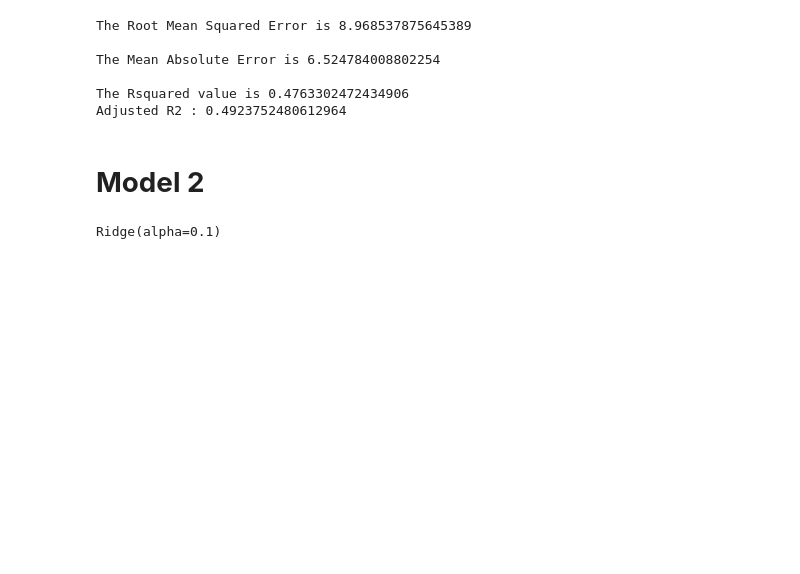
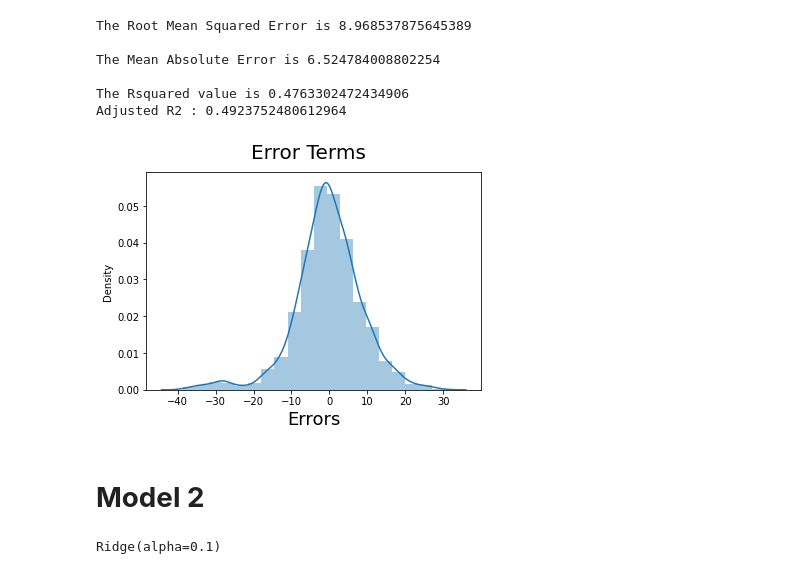
Before and after one commit to anasabbad/Bike-Sharing-Demand-Prediction--Capstone-Project, a Jupyter notebook: Bike_Sharing_Demand_Prediction_Capstone_Project.ipynb, the cells around one changed output. Saved outputs shown, nothing was run; the diff lists cells and outputs as text; code cells hidden in the pictures; blank space fills up the shorter version.

```diff
--- a/Bike_Sharing_Demand_Prediction_Capstone_Project.ipynb
+++ b/Bike_Sharing_Demand_Prediction_Capstone_Project.ipynb
@@ -528,7 +528,7 @@ data_pred.describe()
 | 75% | 6569.250000 | 32.638167 | 17.250000 | 22.500000 | 74.000000 | 2.300000 | 2000.000000 | 0.930000 | ... |
 | max | 8759.000000 | 59.632206 | 23.000000 | 39.400000 | 98.000000 | 7.400000 | 2000.000000 | 3.520000 | ... |
 # %%
-
+data_pred.reset_index(drop=True, inplace=True)
 #y to contain only target variable
 y=data_pred.pop('Rented_Bike_Count')
 
@@ -580,6 +580,15 @@ The Mean Absolute Error is 6.524784008802254
 
 The Rsquared value is 0.4763302472434906
 Adjusted R2 : 0.4923752480612964
+# %%
+# Plot the distribution of errors
+fig=plt.figure()
+sns.distplot((resid),bins=20)
+fig.suptitle('Error Terms',fontsize=20)
+plt.xlabel('Errors',fontsize=18)
+plt.show()
+# %% [output]
+[figure, added]
 # %% [markdown]
 # **Model 2**
 # %%
```
